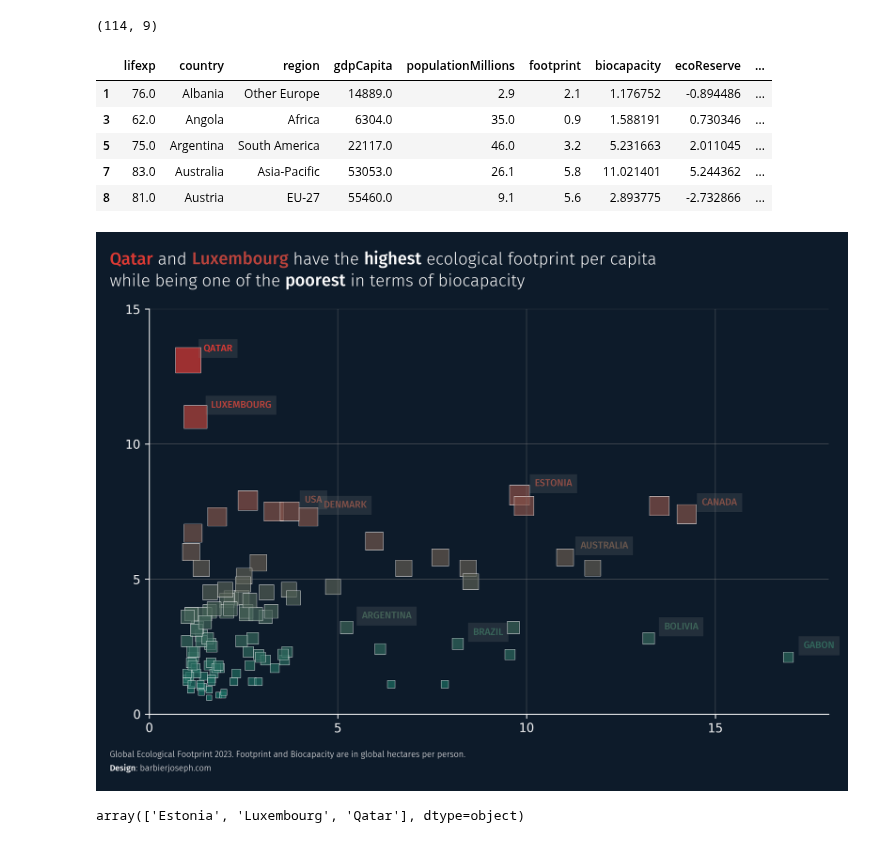
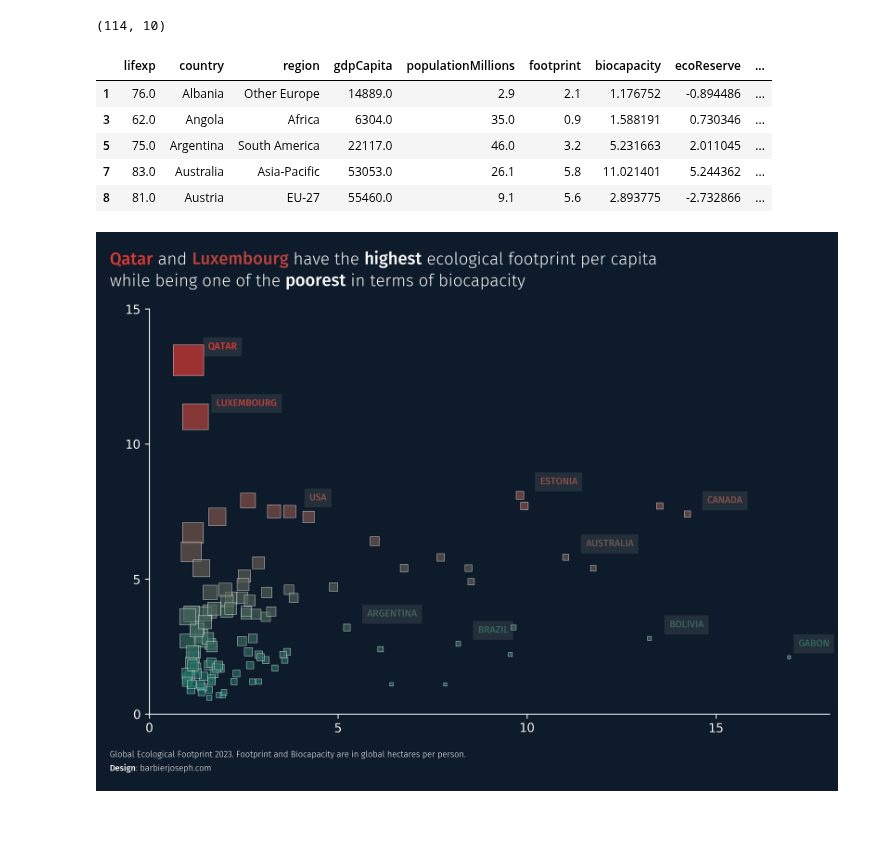
Before and after one commit to JosephBARBIERDARNAL/misc-dataviz, a Jupyter notebook: ecology-country/code.ipynb, the cells around one changed output. Saved outputs shown, nothing was run; the diff lists cells and outputs as text; code cells hidden in the pictures.

```diff
--- a/ecology-country/code.ipynb
+++ b/ecology-country/code.ipynb
@@ -4,6 +4,7 @@ import matplotlib.pyplot as plt
 from matplotlib.colors import LinearSegmentedColormap
 from highlight_text import fig_text, ax_text
 from matplotlib import font_manager
+from adjustText import adjust_text
 from matplotlib.font_manager import FontProperties
 from matplotlib.patches import FancyArrowPatch
 from mpl_toolkits.axes_grid1.inset_locator import inset_axes
@@ -37,12 +38,13 @@ df['populationMillions'] = df['populationMillions'].str.replace(',', '').astype(
 df['lifexp'] = df['lifexp'].astype(float)
 df['biocapacity'] = df['biocapacity'].astype(float)
 df = df[df['biocapacity'] >= 1]
+df['ratio'] = df['footprint'] / df['biocapacity']
 
 print(df.shape)
 df.to_csv('data_cleaned.csv', index=False)
 df.head()
 # %% [output]
-(114, 9)
+(114, 10)
 |  | lifexp | country | region | gdpCapita | populationMillions | footprint | biocapacity | ecoReserve | ... |
 | 1 | 76.0 | Albania | Other Europe | 14889.0 | 2.9 | 2.1 | 1.176752 | -0.894486 | ... |
 | 3 | 62.0 | Angola | Africa | 6304.0 | 35.0 | 0.9 | 1.588191 | 0.730346 | ... |
@@ -84,12 +86,12 @@ countries_to_annote = [
    'Australia', 'Bolivia', 'Canada',
    'Gabon', 'Brazil', 'Argentina',
    'Estonia', 'Luxembourg', 'Qatar',
-   'United States of America', 'Denmark',
+   'United States of America',
 ]
 x_col = 'biocapacity'
 y_col = 'footprint'
 c = 'earthsRequired'
-s = 'earthsRequired'
+s = 'ratio'
 
 # font
 personal_path = '/Users/josephbarbier/Library/Fonts/'
@@ -109,8 +111,6 @@ ax.set_yticks([0, 5, 10, 15])
 ax.set_xlim(0, 18)
 ax.set_ylim(0, 15)
 
-ax.grid(color='grey', linestyle='-', linewidth=0.5, alpha=0.5)
-
 scatter = ax.scatter(
    data[x_col],
    data[y_col],
@@ -123,24 +123,31 @@ scatter = ax.scatter(
    linewidth=0.4
 )
 
+labels = []
 for country in countries_to_annote:
    x = data.loc[data['country'] == country, x_col].values[0]
    y = data.loc[data['country'] == country, y_col].values[0]
    color = cmap(data.loc[data['country'] == country, c].values[0]/data[c].max())
    if country == 'United States of America':
       country = 'USA'
-   ax_text(
-      x+0.4,
-      y+0.6,
+   text = ax.text(
+      x+0.5,
+      y+0.7,
       country.upper(),
       fontsize=8,
       font=bold_font,
       color=color,
       ha='left',
       va='top',
-      ax=ax,
+      zorder=10,
       bbox=dict(facecolor='grey', edgecolor='none', alpha=0.2)
    )
+   labels.append(text)
+
+adjust_text(
+   labels,
+   ax=ax
+)
 
 # title
 qatar_color = cmap(data.loc[data['country'] == 'Qatar', c].values[0]/data[c].max())
@@ -163,67 +170,31 @@ fig_text(
       {'font':bold_font, 'color':luxembourg_color},
       {'font':bold_font},
       {'font':bold_font},
    ],
    ax=ax
 )
 
 # credit and about
 text = """
 Global Ecological Footprint 2023. Footprint and Biocapacity are in global hectares per person.
 <Design>: barbierjoseph.com
 """
 fig_text(
    0.08,
    0.05,
    text,
    fontsize=7,
    font=font,
    color=text_color,
    ha='left',
    va='top',
    highlight_textprops=[
       {'font':bold_font}
    ],
    ax=ax
 )
 
-# # legend
-# subax = inset_axes(
-#    parent_axes=ax,
-#    width="30%",
-#    height="30%",
-#    loc=1,
-#    borderpad=2
-# )
-# # plot qatar only
-# qatar = data[data['country'] == 'Qatar']
-# subax.scatter(
-#    qatar[x_col],
-#    qatar[y_col],
-#    c=qatar[c],
-#    s=2000,
-#    cmap=cmap,
-#    edgecolor='white',
-#    alpha=0.7,
-#    marker='s',
-#    linewidth=0.4
-# )
-# subax.patch.set_alpha(0)
-# subax.spines[['bottom', 'left', 'top', 'right']].set_color(text_color)
-# subax.set_xticks([])
-# subax.set_yticks([])
-# # arrow in the legend
-# draw_arrow(fig, (0.7, 0.68), (0.7, 0.8), color='white', radius=0)
-# draw_arrow(fig, (0.7, 0.72), (0.7, 0.62), color='white', radius=0)
-
-#plt.tight_layout()
 plt.savefig('scatterplot.png', bbox_inches='tight', dpi=300)
 plt.show()
 # %% [output]
-[figure, old version]
+[figure, new version]
-# %%
-data[(data[y_col] > 8)][['country', x_col, y_col]].country.values
-#data[(data[y_col] >6)][['country', x_col, y_col]]
-#data[(data[x_col] > 60) & (data[x_col] < 20000)][['country', x_col, y_col]]
-# %% [output]
-array(['Estonia', 'Luxembourg', 'Qatar'], dtype=object)
```
Also changed, not shown: 2 other files.
